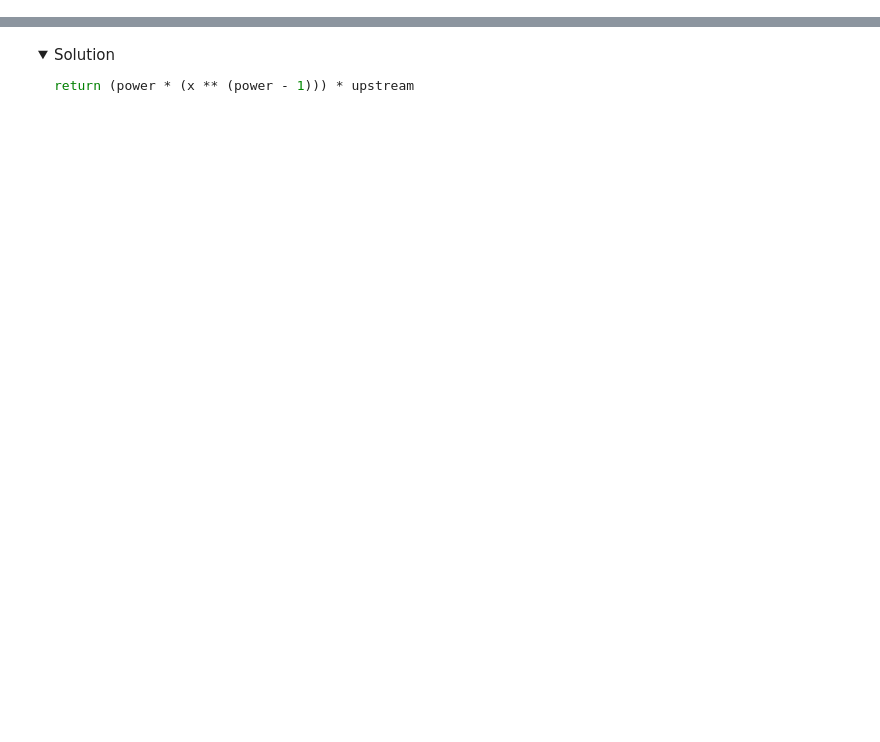
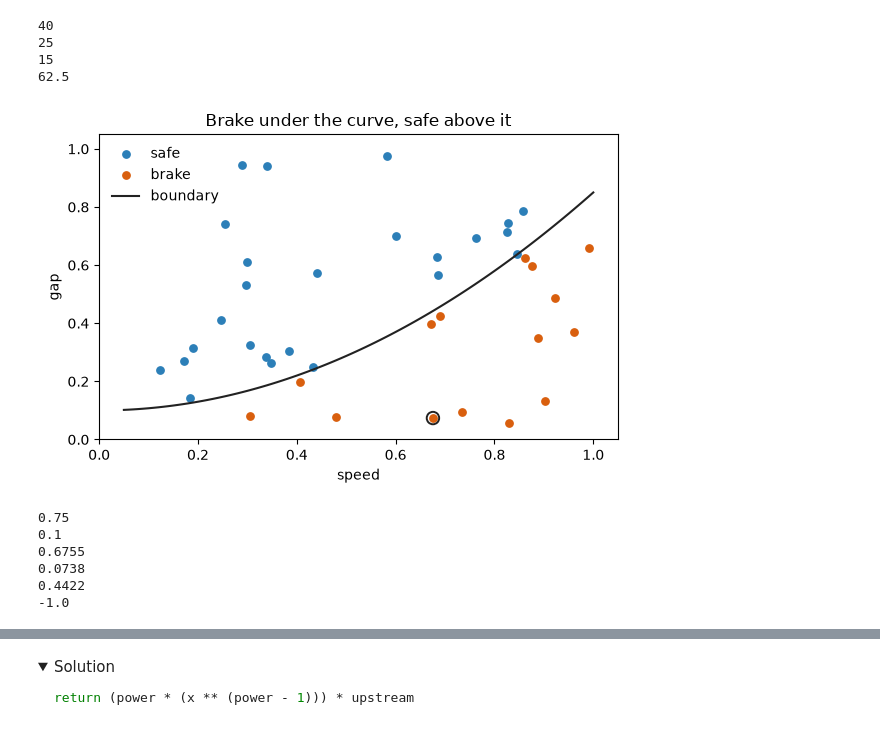
Before and after one commit to vvknyn/self-driving-ai-course, a Jupyter notebook: notebooks/00_neural_networks_and_autograd.ipynb, the cells around one changed output, grey strips where cells are left out. Saved outputs shown, nothing was run; the diff lists cells and outputs as text; code cells hidden in the pictures; folded sections open; blank space fills up the shorter version.

```diff
--- a/notebooks/00_neural_networks_and_autograd.ipynb
+++ b/notebooks/00_neural_networks_and_autograd.ipynb
@@ -554,0 +90,59 @@ engine grad: 6.0
+# %%
+data = generate_driving_dataset(num_samples=40, seed=42)
+safe = sum(1 for _, label in data if label > 0)
+brake = sum(1 for _, label in data if label < 0)
+speed0, gap0 = data[0][0]
+label0 = data[0][1]
+speed_coef = 0.75
+gap_offset = 0.1
+curve0 = speed_coef * (speed0 ** 2) + gap_offset
+
+print(len(data))
+print(safe)
+print(brake)
+print(f"{100.0 * safe / len(data):.1f}")
+
+safe_s, safe_g, brake_s, brake_g = [], [], [], []
+for (speed, gap), label in data:
+    if label > 0:
+        safe_s.append(speed)
+        safe_g.append(gap)
+    else:
+        brake_s.append(speed)
+        brake_g.append(gap)
+curve_s = [i / 100 for i in range(5, 101)]
+curve_g = [speed_coef * s * s + gap_offset for s in curve_s]
+
+keep_inline()
+fig, ax = plt.subplots(figsize=(6, 4))
+ax.scatter(safe_s, safe_g, c="#2c7fb8", s=28, label="safe")
+ax.scatter(brake_s, brake_g, c="#d95f0e", s=28, label="brake")
+ax.plot(curve_s, curve_g, color="#222222", lw=1.5, label="boundary")
+ax.scatter([speed0], [gap0], s=80, facecolors="none", edgecolors="#222222", linewidths=1.4, zorder=3)
+ax.set_xlim(0, 1.05)
+ax.set_ylim(0, 1.05)
+ax.set_xlabel("speed")
+ax.set_ylabel("gap")
+ax.set_title("Brake under the curve, safe above it")
+ax.legend(frameon=False)
+plt.tight_layout()
+plt.show()
+
+print(f"{speed_coef:.2f}")
+print(f"{gap_offset:.1f}")
+print(f"{speed0:.4f}")
+print(f"{gap0:.4f}")
+print(f"{curve0:.4f}")
+print(label0)
+# %% [output]
+40
+25
+15
+62.5
+[figure, added]
+0.75
+0.1
+0.6755
+0.0738
+0.4422
+-1.0
```
Also changed, not shown: parts of 96 cells of this notebook, 16 other files.
